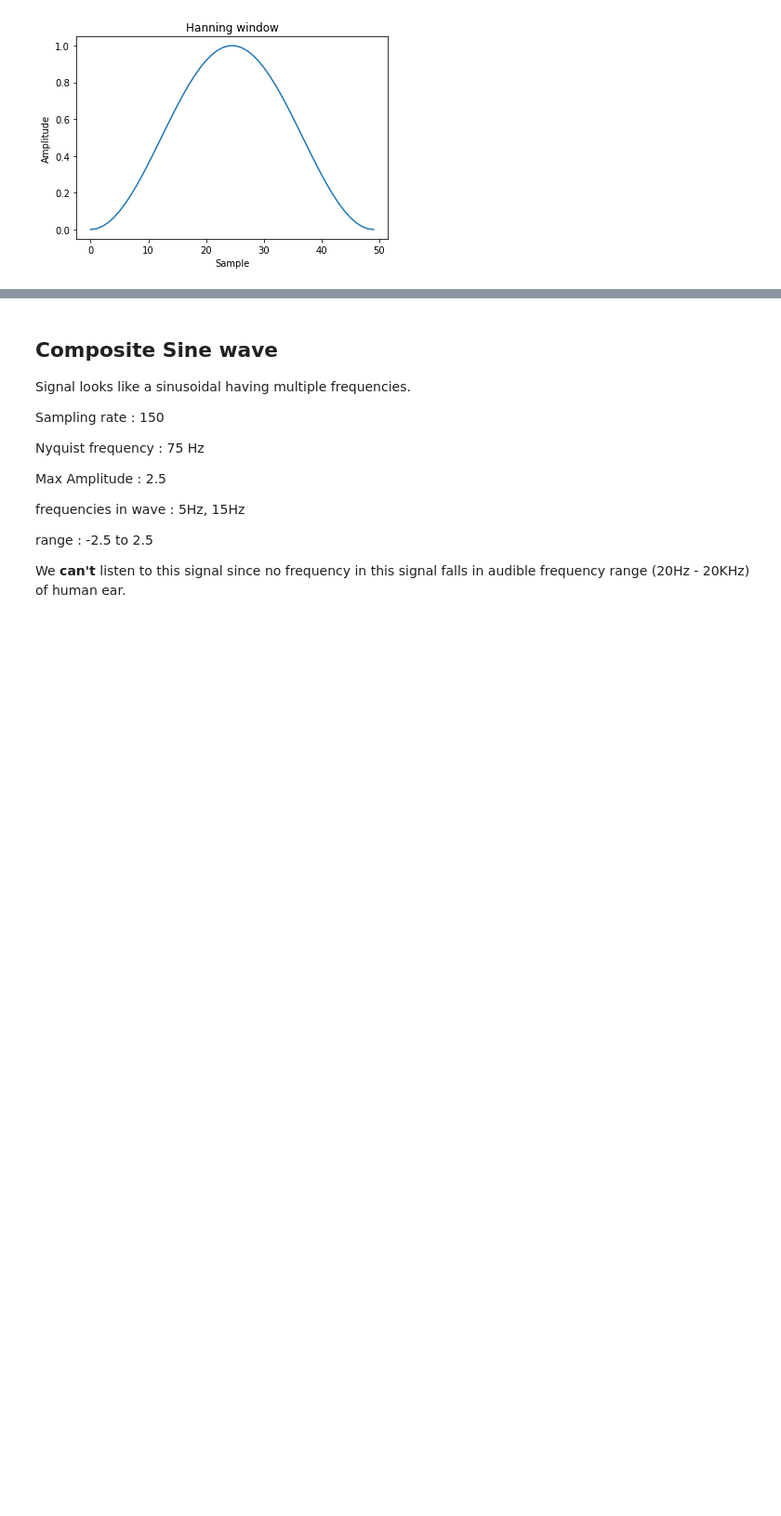
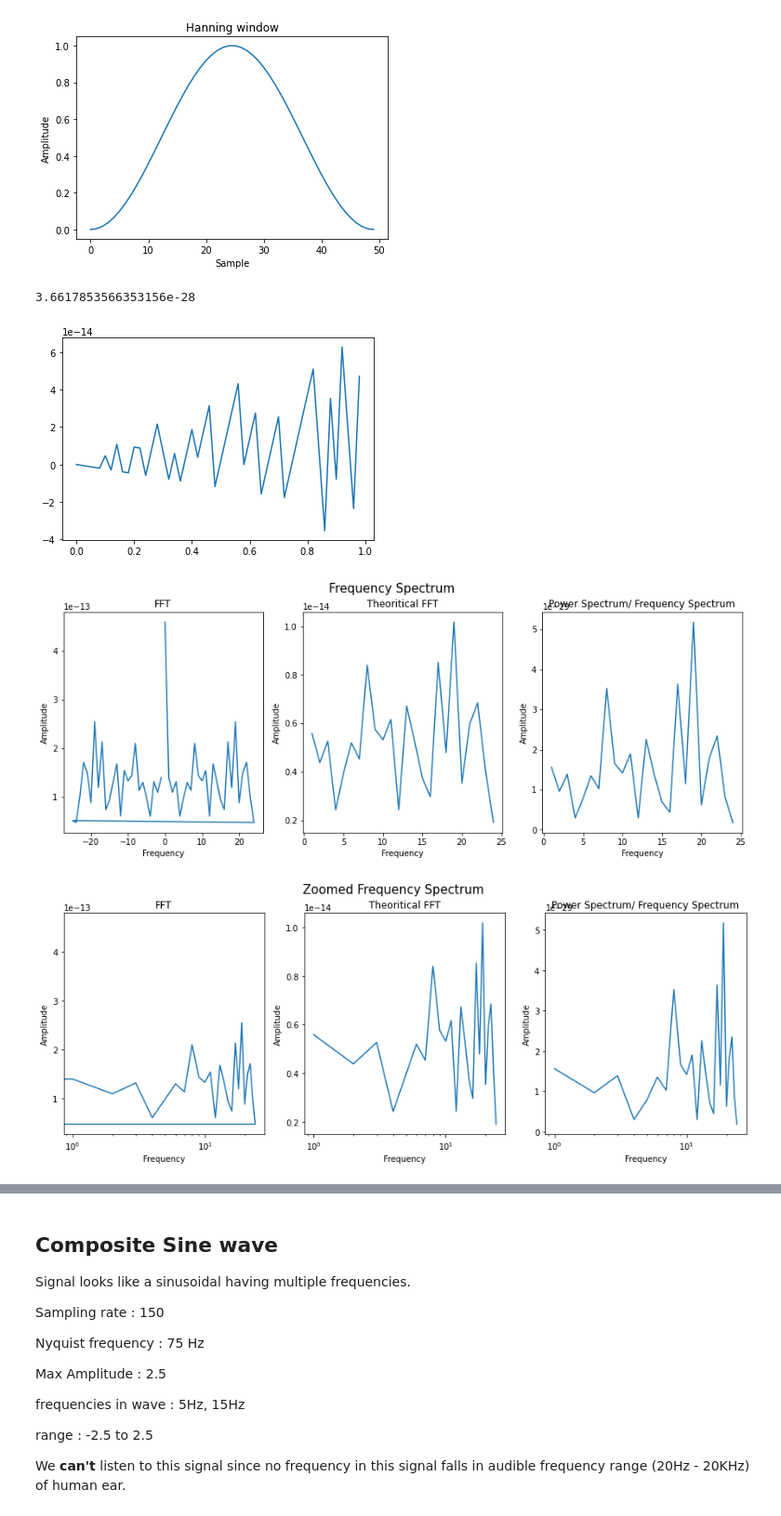
Before and after one commit to samar2605/BCI-Lab, a Jupyter notebook: Signal Processing Basics/Signal Processing Basics.ipynb, the cells around one changed output, grey strips where cells are left out. Shown at 93% size. Cells and saved outputs as stored; diff of their text form; code cells hidden in the pictures; blank space fills up the shorter version.

```diff
--- a/Signal Processing Basics/Signal Processing Basics.ipynb
+++ b/Signal Processing Basics/Signal Processing Basics.ipynb
@@ -37,23 +37,3 @@ In the below example we can see that when the sampling frequency is below the tw
 
 Here signal frequency is 10Hz and we sampled it with 15Hz rate( below 20Hz i.e. twice of frequency) as a result we get a signal having 5Hz frequecy which is much lower than 10Hz.
 On the other hand if we sample it with 50Hz sampling frequency we get the actual 10Hz signal.
-# %%
-fs = 15  # sampling frequency
-N = 1
-time = np.arange(0,N,1/fs)
-A_max = 1
-freq = 10
-wave = A_max*np.sin(2*np.pi*freq*time)
-plt.plot(time,wave,label="sampled with 15Hz")
-
-fs = 50  # sampling frequency
-N = 1
-time = np.arange(0,N,1/fs)
-A_max = 1
-freq = 10
-wave = A_max*np.sin(2*np.pi*freq*time)
-plt.plot(time,wave,label = "sampled with 50Hz")
-plt.xlabel("time")
-plt.ylabel("amplitude")
-plt.title("Original sine wave is of 10Hz")
-plt.legend()
@@ -201,3 +178,20 @@ def windowing_power_spectra(wave,time):
     axis[2].set_title("Passing through Hamming window")
     axis[2].set_xlabel("Frequency")
     axis[2].set_ylabel("Amplitude")
+# %%
+fs = 50  # sampling frequency
+N = 1
+time = np.arange(0,N,1/fs)
+A_max = 1
+freq = 100
+wave = A_max*np.sin(2*np.pi*freq*time)
+plt.plot(time,wave,label="sampled with 15Hz")
+
+freqs,fft_vals,pos,fft_theo,ps = compute_spectra(wave,fs,time)
+plot_spectra(freqs,fft_vals,pos,fft_theo,ps)
+zoomed_spectrum_plot(freqs,fft_vals,pos,fft_theo,ps)
+# %% [output]
+3.6617853566353156e-28
+[figure, new version]
+[figure, added]
+[figure, added]
```
Also changed, not shown: parts of 2 cells of this notebook.
